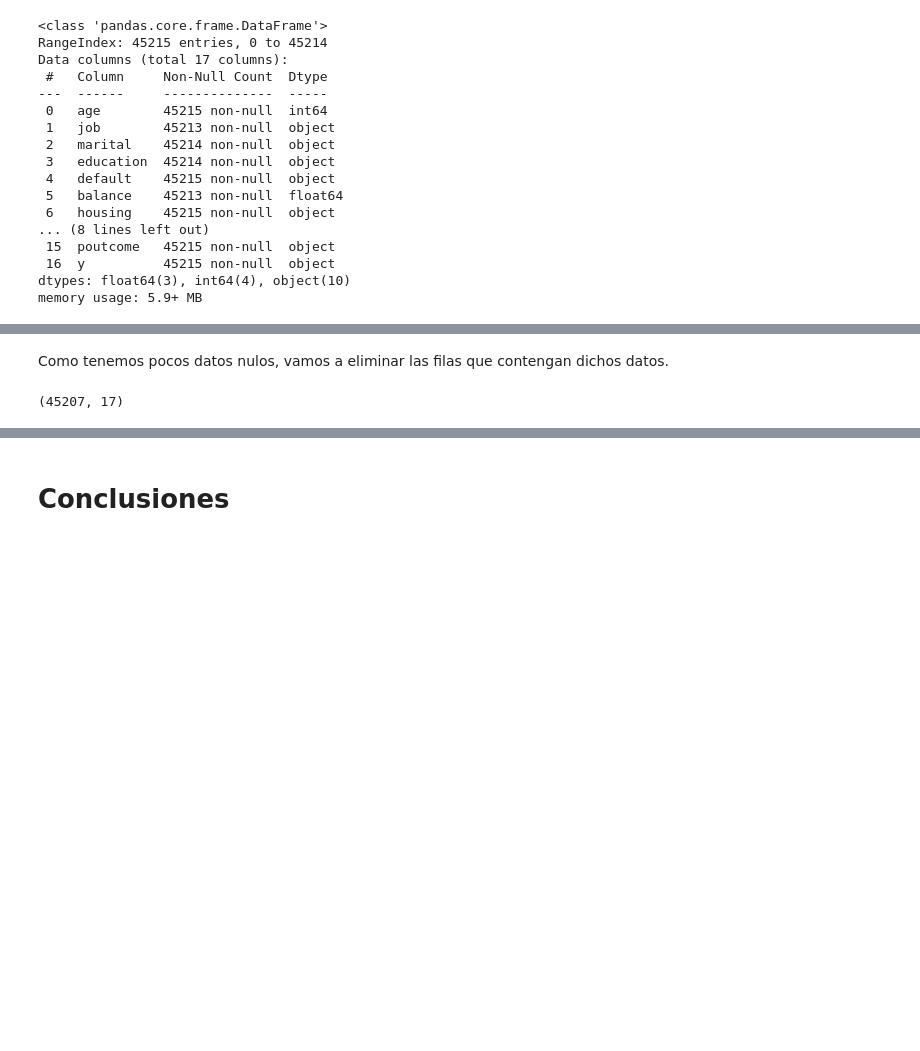
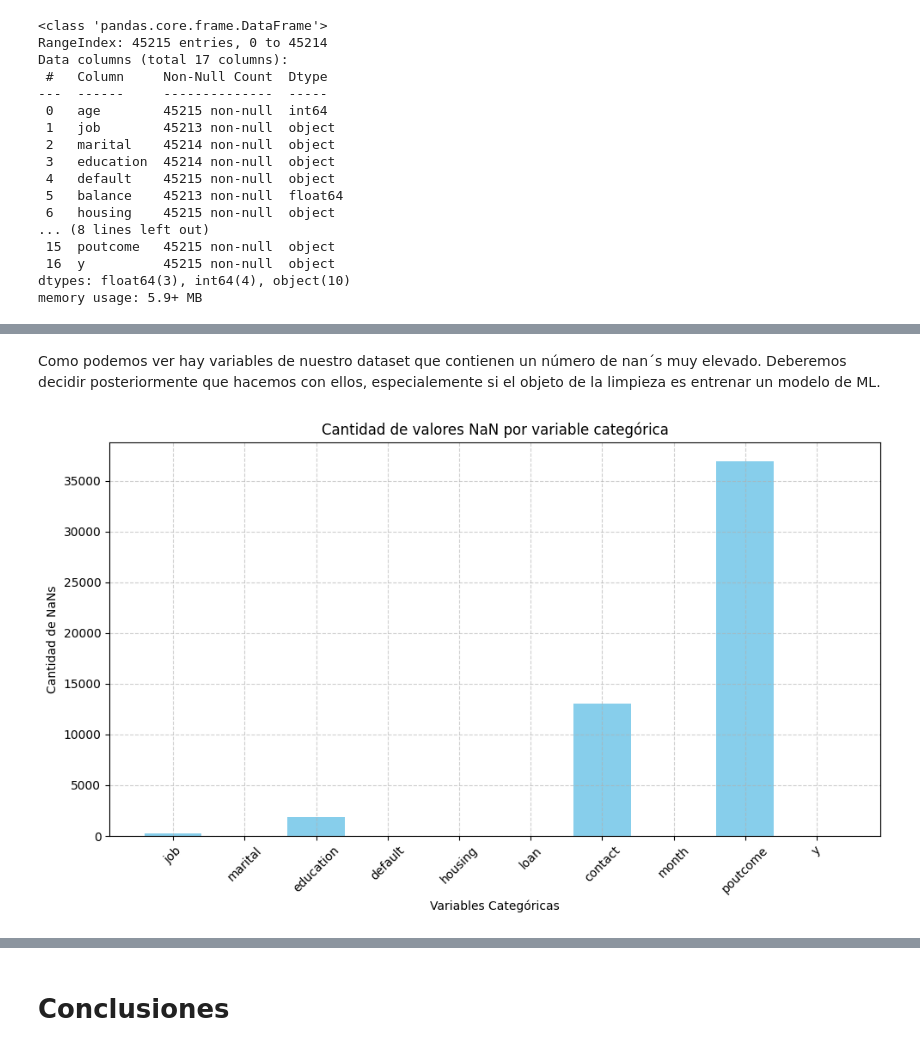
Before and after one commit to hugofmr/EDEM_MDA2324, a Jupyter notebook: Alumnos/ES/Josan_Rodrigo_Cortes/Machine_learning/EntregablesHechos/01_EDA.ipynb, the cells around one changed output, grey strips where cells are left out. Drawn from its saved outputs; the diff is of its cells as text; code cells hidden in the pictures; blank space fills up the shorter version.

```diff
--- a/Alumnos/ES/Josan_Rodrigo_Cortes/Machine_learning/EntregablesHechos/01_EDA.ipynb
+++ b/Alumnos/ES/Josan_Rodrigo_Cortes/Machine_learning/EntregablesHechos/01_EDA.ipynb
@@ -93,0 +101,10 @@ Como podemos ver del info() anterior, tenemos pocos datos nulos. Vamos a ver rea
+# %%
+# Distribución de los datos en las variables categóricas:
+
+
+for columna in data.columns:
+    if pd.api.types.is_object_dtype(data[columna]):
+        valores_unicos = data[columna].unique()
+        num_valores_unicos = data[columna].nunique()
+        print(f"Número de valores únicos en la columna '{columna}': {num_valores_unicos}")
+        print(f"Valores únicos en la columna '{columna}': {valores_unicos}")
@@ -94 +203,3 @@ Como podemos ver del info() anterior, tenemos pocos datos nulos. Vamos a ver rea
+# %%
+data=data.replace('unknown',np.nan)
 # %%
@@ -114,9 +226,36 @@ y            0
 dtype: int64
-# %% [markdown]
-Como tenemos pocos datos nulos, vamos a eliminar las filas que contengan dichos datos.
-# %%
-data=data.dropna()
-# %%
-print(data.shape)
-# %% [output]
-(45207, 17)
+# %% [markdown]
+Como podemos ver hay variables de nuestro dataset que contienen un número de nan´s muy elevado. Deberemos decidir posteriormente que hacemos con ellos, especialemente si el objeto de la limpieza es entrenar un modelo de ML.
+# %%
+import matplotlib.pyplot as plt
+import pandas as pd
+
+# Lista para almacenar los recuentos de NaNs
+nan_counts = []
+
+# Lista para almacenar los nombres de las columnas categóricas
+columnas_categoricas = []
+
+# Bucle para iterar sobre cada columna y verificar si es categórica
+for columna in data.columns:
+    if pd.api.types.is_object_dtype(data[columna]):
+        columnas_categoricas.append(columna)
+        nan_counts.append(data[columna].isna().sum())
+
+# Crear un DataFrame a partir de las listas para facilitar la visualización
+df_nans = pd.DataFrame({'Columna': columnas_categoricas, 'NaNs': nan_counts})
+
+# Configurar gráfico
+plt.figure(figsize=(10, 6))  # Ajustar tamaño según la cantidad de columnas
+plt.bar(df_nans['Columna'], df_nans['NaNs'], color='skyblue')  # Crear gráfico de barras
+plt.title('Cantidad de valores NaN por variable categórica')
+plt.xlabel('Variables Categóricas')
+plt.ylabel('Cantidad de NaNs')
+plt.xticks(rotation=45)  # Rotar etiquetas para mejor legibilidad
+plt.grid(True, linestyle='--', alpha=0.6)  # Agregar una cuadrícula para facilidad de lectura
+
+# Mostrar el gráfico
+plt.tight_layout()
+plt.show()
+# %% [output]
+[figure, added]
```
Also changed, not shown: parts of 19 cells of this notebook, 1 other file.
